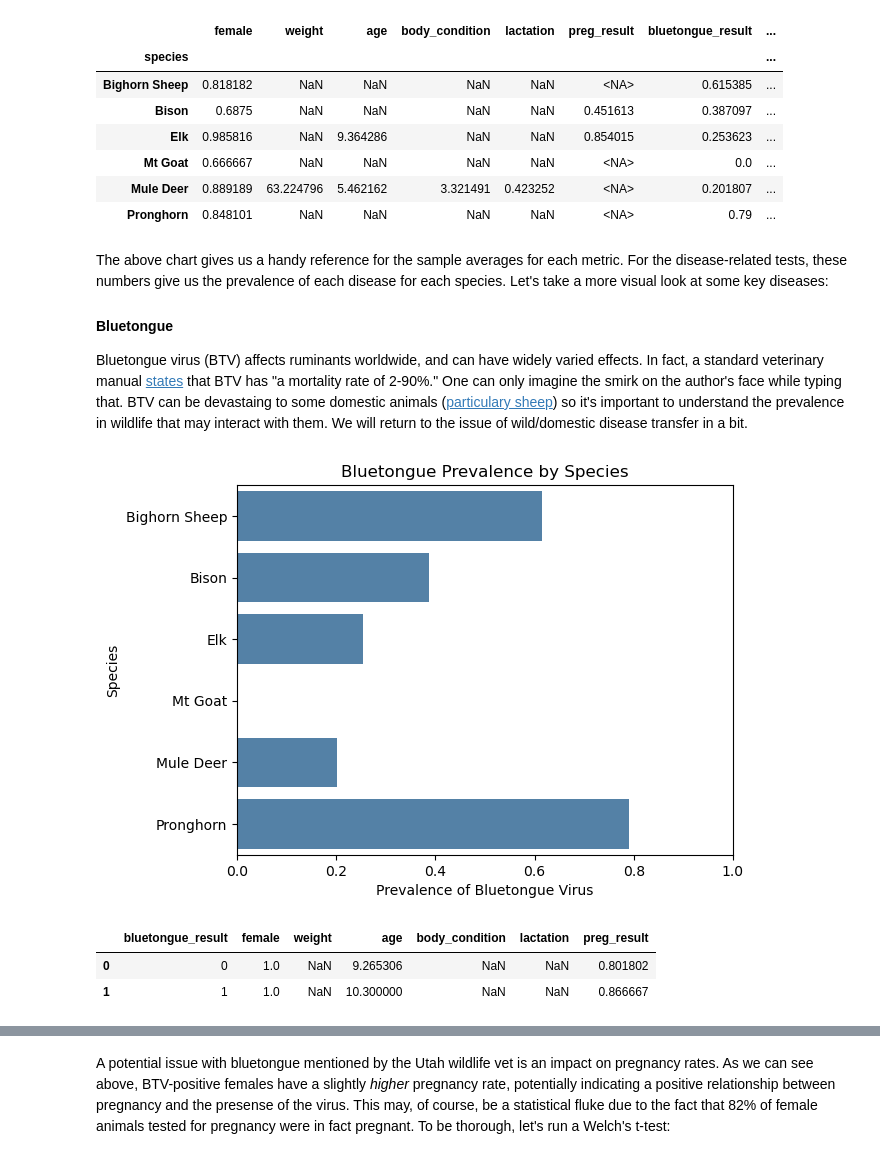
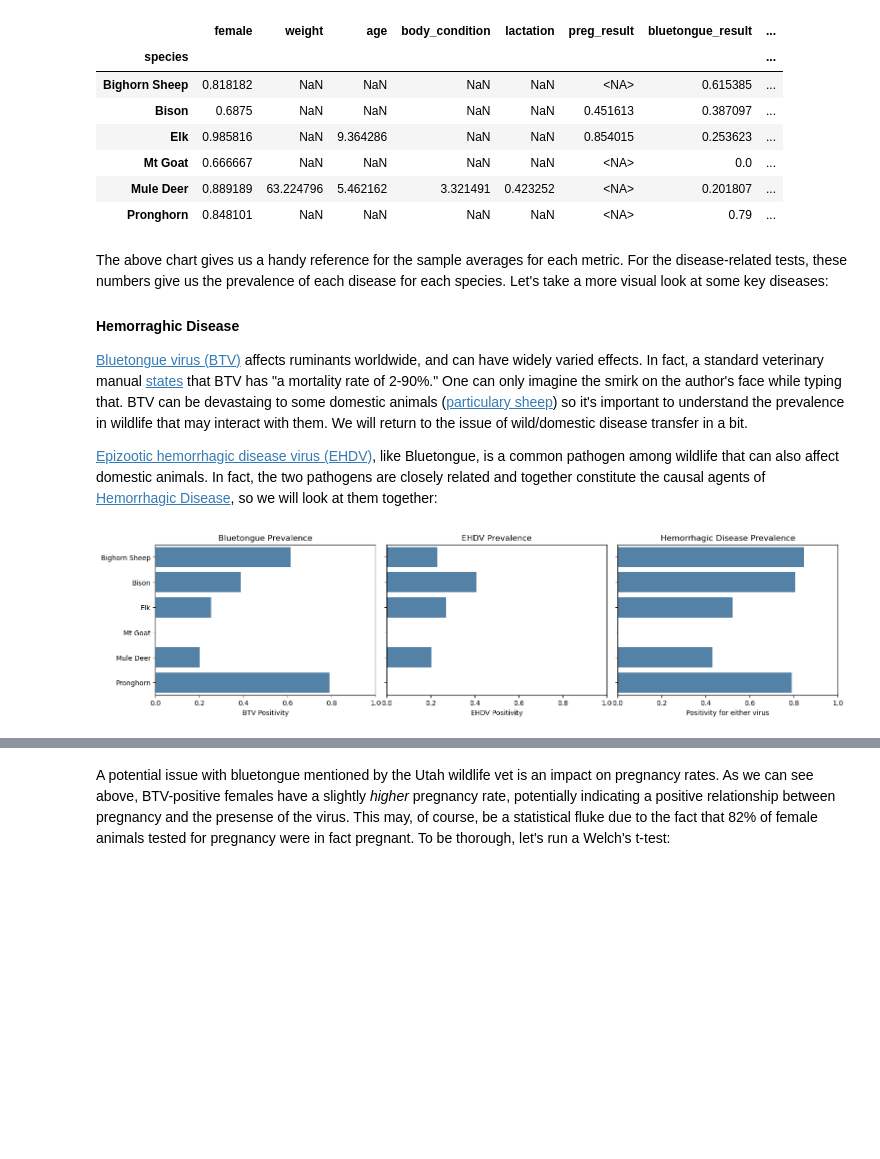
Before and after one commit to epistemetrica/utah_dwr_python, a Jupyter notebook: wildlife_disease.ipynb, the cells around one changed output, grey strips where cells are left out. Cells and saved outputs as stored; diff of their text form; code cells hidden in the pictures; blank space fills up the shorter version.

Commit message:
plotting HD prevalence

```diff
--- a/wildlife_disease.ipynb
+++ b/wildlife_disease.ipynb
@@ -425,32 +426,52 @@ df[['species', 'female', 'weight', 'age', 'body_condition',
 # %% [markdown]
 The above chart gives us a handy reference for the sample averages for each metric. For the disease-related tests, these numbers give us the prevalence of each disease for each species. Let's take a more visual look at some key diseases:
 
-#### Bluetongue
+#### Hemorraghic Disease
 
-Bluetongue virus (BTV) affects ruminants worldwide, and can have widely varied effects. In fact, a standard veterinary manual [states](https://www.merckvetmanual.com/generalized-conditions/bluetongue/bluetongue-in-ruminants) that BTV has "a mortality rate of 2-90%." One can only imagine the smirk on the author's face while typing that. BTV can be devastaing to some domestic animals ([particulary sheep](https://www.ncbi.nlm.nih.gov/pmc/articles/PMC6385761/)) so it's important to understand the prevalence in wildlife that may interact with them. We will return to the issue of wild/domestic disease transfer in a bit.
+[Bluetongue virus (BTV)](https://www.aphis.usda.gov/aphis/ourfocus/animalhealth/animal-disease-information/cattle-disease-information/bluetongue-disease-info) affects ruminants worldwide, and can have widely varied effects. In fact, a standard veterinary manual [states](https://www.merckvetmanual.com/generalized-conditions/bluetongue/bluetongue-in-ruminants) that BTV has "a mortality rate of 2-90%." One can only imagine the smirk on the author's face while typing that. BTV can be devastaing to some domestic animals ([particulary sheep](https://www.ncbi.nlm.nih.gov/pmc/articles/PMC6385761/)) so it's important to understand the prevalence in wildlife that may interact with them. We will return to the issue of wild/domestic disease transfer in a bit.
+
+[Epizootic hemorrhagic disease virus (EHDV)](https://www.pirbright.ac.uk/viruses/ehdv), like Bluetongue, is a common pathogen among wildlife that can also affect domestic animals. In fact, the two pathogens are closely related and together constitute the causal agents of [Hemorrhagic Disease](https://cwhl.vet.cornell.edu/disease/hemorrhagic-disease-deer), so we will look at them together:
-# %%
-#create btv prevalence df
-btv_df = df.dropna(subset='bluetongue_result')
-btv_df = btv_df[['species', 'female', 'weight', 'age', 'body_condition',
-       'lactation', 'preg_result', 'bluetongue_result']]
-btv_prev_df = btv_df.groupby('species', as_index=False).mean()
-
-#barplot by species
-p = sns.barplot(data=btv_prev_df, x='bluetongue_result', y='species', color='steelblue');
-p.set(ylabel='Species', xlabel='Prevalence of Bluetongue Virus', title= 'Bluetongue Prevalence by Species');
-p.set_xlim(0,1);
-# %% [output]
-[figure, removed]
+# %%
+#create btv prevalence df
+btv_df = df.dropna(subset='bluetongue_result')
+btv_df = btv_df[['sample_id', 'species', 'female', 'preg_result', 'bluetongue_result']]
+btv_prev_df = btv_df.drop(columns='sample_id').groupby('species', as_index=False).mean()
+
+#create EHDV prevalence df
+ehdv_df = df.dropna(subset='ehdv_result')
+ehdv_df = ehdv_df[['sample_id', 'species', 'female', 'preg_result', 'ehdv_result']]
+ehdv_prev_df = ehdv_df.drop(columns='sample_id').groupby('species', as_index=False).mean()
+
+#combined prevalence df
+hd_df = btv_df.merge(ehdv_df[['sample_id', 'ehdv_result']], how='inner', on='sample_id')
+hd_df['hd_result'] = hd_df.ehdv_result + hd_df.bluetongue_result
+hd_prev_df = hd_df.drop(columns='sample_id').groupby('species', as_index=False).mean()
+# %%
+#barplot BTV and EHDV by species
+fig, ax = plt.subplots(nrows=1, ncols=3, figsize=(18,4))
+plt.subplots_adjust(wspace=0.05)
+
+p1 = sns.barplot(data=btv_prev_df, x='bluetongue_result', y='species', color='steelblue', ax=ax[0]);
+p1.set(ylabel='', xlabel='BTV Positivity', title= 'Bluetongue Prevalence');
+p1.set_xlim(0,1);
+
+p2 = sns.barplot(data=ehdv_prev_df, x='ehdv_result', y='species', color='steelblue', ax=ax[1])
+p2.set(ylabel='', xlabel='EHDV Positivity', title='EHDV Prevalence');
+p2.set_xlim(0,1);
+p2.set_yticklabels([None]*6);
+
+p3 = sns.barplot(data=hd_prev_df, x='hd_result', y='species', color='steelblue', ax=ax[2]);
+p3.set(ylabel='', xlabel='Positivity for either virus', title='Hemorrhagic Disease Prevalence');
+p3.set_xlim(0,1);
+p3.set_yticklabels([None]*6);
+# %% [output]
+[figure, added]
 # %%
 #build df to plot preg status by BTV status
 btv_preg_df = btv_df[btv_df.female == 1].dropna(subset=['preg_result'])
 btv_preg_df = btv_preg_df.drop(columns='species')
 plot_df = btv_preg_df.groupby('bluetongue_result', as_index=False).mean()
 plot_df
-# %% [output]
-|  | bluetongue_result | female | weight | age | body_condition | lactation | preg_result |
-| 0 | 0 | 1.0 | NaN | 9.265306 | NaN | NaN | 0.801802 |
-| 1 | 1 | 1.0 | NaN | 10.300000 | NaN | NaN | 0.866667 |
 # %%
 p = sns.barplot(data=plot_df, x='preg_result', y='bluetongue_result', orient='h', color='steelblue');
 p.set(ylabel='', xlabel='Pregnancy Rate', title= 'Pregnancy Rates by BTV Status');
```
Also changed, not shown: parts of 8 cells of this notebook.
